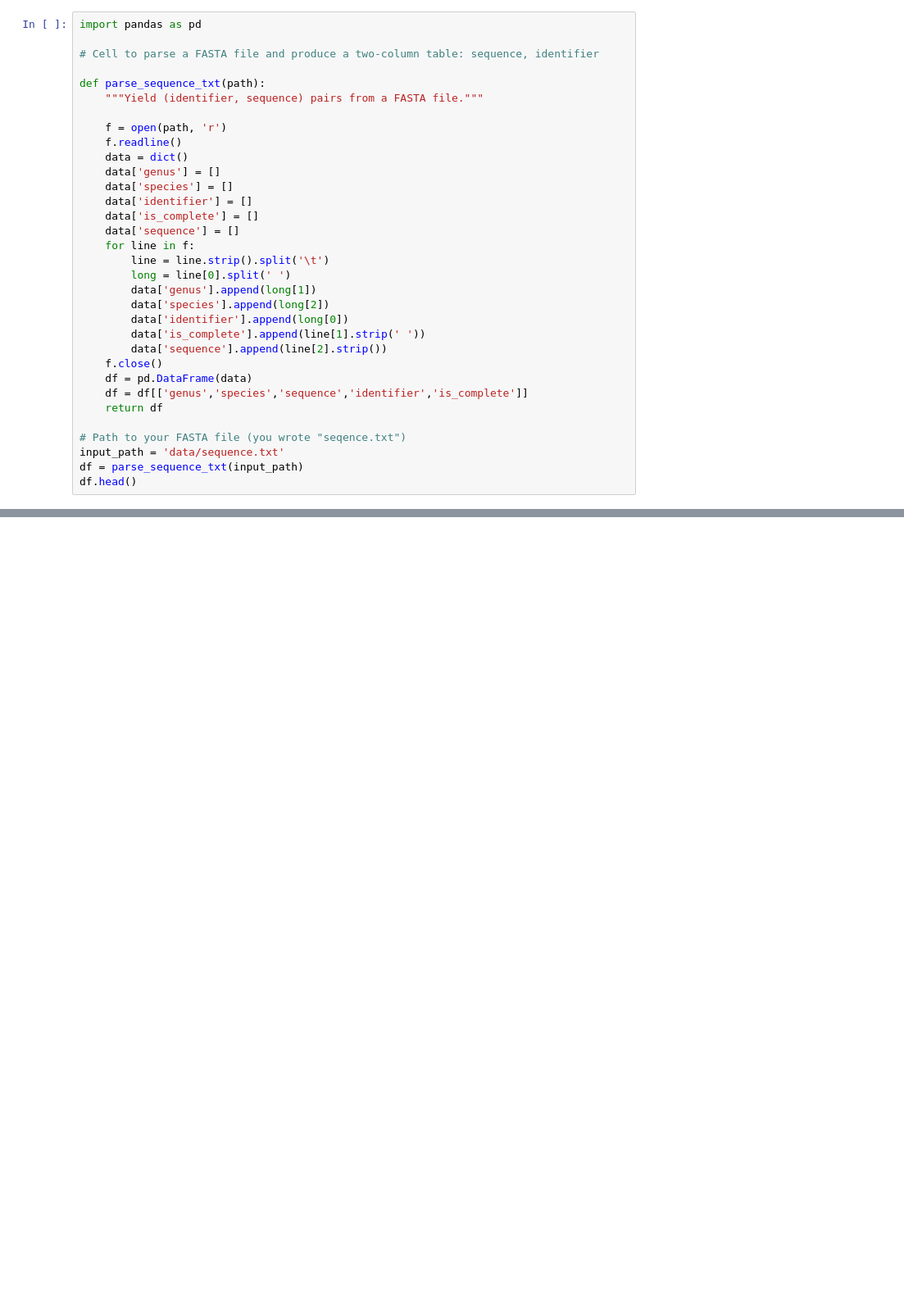
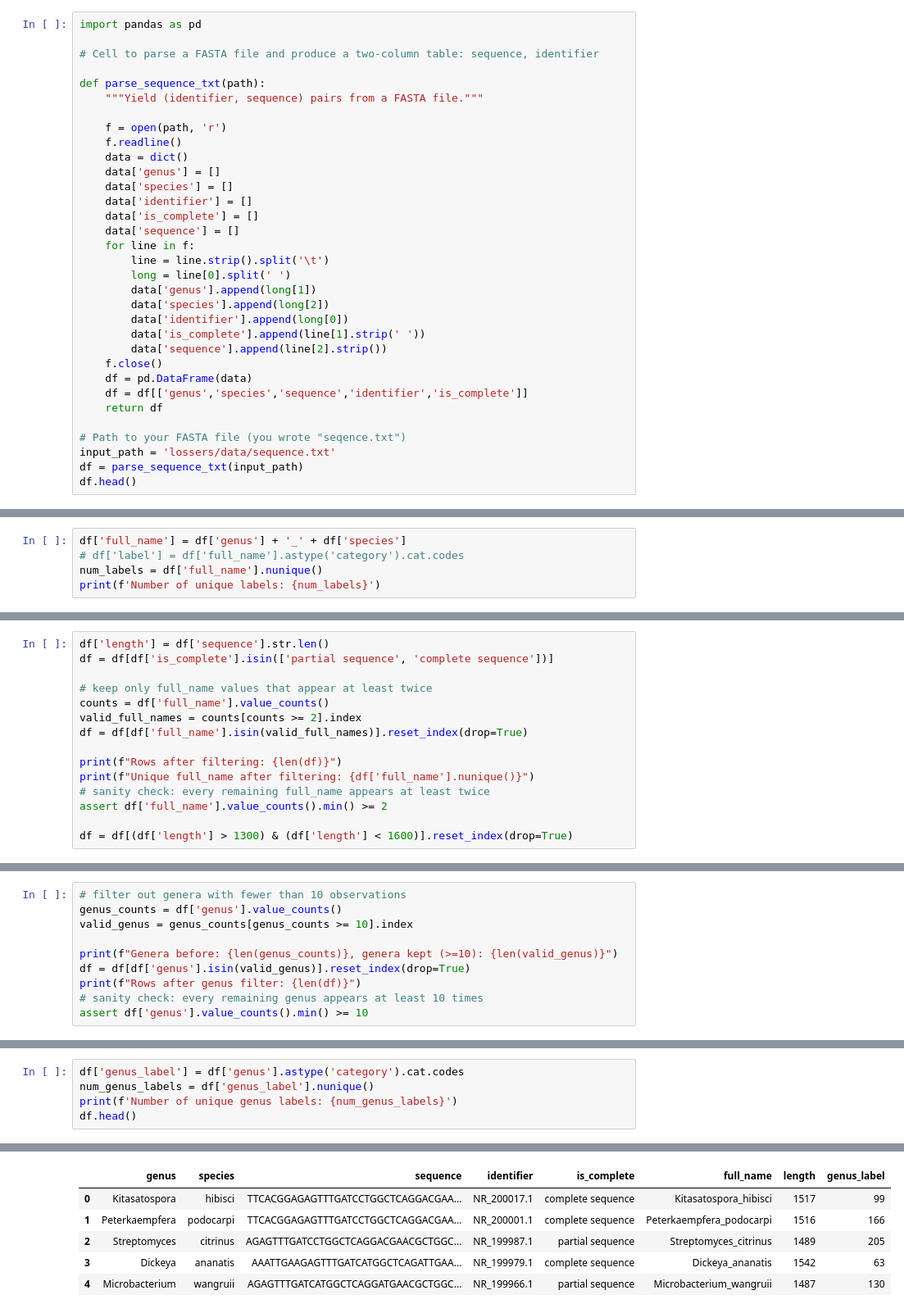
Before and after one commit to BioMatt/lossers, a Jupyter notebook: wide-data.ipynb, the cells around one changed output, grey strips where cells are left out. Shown: that part at 82% size. Cells and saved outputs as stored; diff of their text form; blank space fills up the shorter version.

```diff
--- a/wide-data.ipynb
+++ b/wide-data.ipynb
@@ -28,7 +28,7 @@ def parse_sequence_txt(path):
     return df
 
 # Path to your FASTA file (you wrote "seqence.txt")
-input_path = 'data/sequence.txt'
+input_path = 'lossers/data/sequence.txt'
 df = parse_sequence_txt(input_path)
 df.head()
 # %% [output]
@@ -38,3 +38,8 @@ df.head()
 | 2 | Roseovarius | maritimus | CAACTTGAGAGTTTGATCCTGGCTCAGAACGAA... | NR_200035.1 | complete sequence |
 | 3 | Roseovarius | roseus | CAACTTGAGAGTTTGATCCTGGCTCAGAACGAA... | NR_200034.1 | complete sequence |
 | 4 | Planosporangium | spinosum | TTGTTGGAGAGTTTGATCCTGGCTCAGGACGAA... | NR_200033.1 | complete sequence |
+# %%
+df['full_name'] = df['genus'] + '_' + df['species']
+# df['label'] = df['full_name'].astype('category').cat.codes
+num_labels = df['full_name'].nunique()
+print(f'Number of unique labels: {num_labels}')
@@ -40,0 +48,15 @@ df.head()
+# %%
+df['length'] = df['sequence'].str.len()
+df = df[df['is_complete'].isin(['partial sequence', 'complete sequence'])]
+
+# keep only full_name values that appear at least twice
+counts = df['full_name'].value_counts()
+valid_full_names = counts[counts >= 2].index
+df = df[df['full_name'].isin(valid_full_names)].reset_index(drop=True)
+
+print(f"Rows after filtering: {len(df)}")
+print(f"Unique full_name after filtering: {df['full_name'].nunique()}")
+# sanity check: every remaining full_name appears at least twice
+assert df['full_name'].value_counts().min() >= 2
+
+df = df[(df['length'] > 1300) & (df['length'] < 1600)].reset_index(drop=True)
@@ -40,0 +66,10 @@ df.head()
+# %%
+# filter out genera with fewer than 10 observations
+genus_counts = df['genus'].value_counts()
+valid_genus = genus_counts[genus_counts >= 10].index
+
+print(f"Genera before: {len(genus_counts)}, genera kept (>=10): {len(valid_genus)}")
+df = df[df['genus'].isin(valid_genus)].reset_index(drop=True)
+print(f"Rows after genus filter: {len(df)}")
+# sanity check: every remaining genus appears at least 10 times
+assert df['genus'].value_counts().min() >= 10
@@ -40,0 +79,6 @@ df.head()
+# %%
+df['genus_label'] = df['genus'].astype('category').cat.codes
+num_genus_labels = df['genus_label'].nunique()
+print(f'Number of unique genus labels: {num_genus_labels}')
+df.head()
+# %% [output]
@@ -40,0 +86,6 @@ df.head()
+|  | genus | species | sequence | identifier | is_complete | full_name | length | genus_label |
+| 0 | Kitasatospora | hibisci | TTCACGGAGAGTTTGATCCTGGCTCAGGACGAA... | NR_200017.1 | complete sequence | Kitasatospora_hibisci | 1517 | 99 |
+| 1 | Peterkaempfera | podocarpi | TTCACGGAGAGTTTGATCCTGGCTCAGGACGAA... | NR_200001.1 | complete sequence | Peterkaempfera_podocarpi | 1516 | 166 |
+| 2 | Streptomyces | citrinus | AGAGTTTGATCCTGGCTCAGGACGAACGCTGGC... | NR_199987.1 | partial sequence | Streptomyces_citrinus | 1489 | 205 |
+| 3 | Dickeya | ananatis | AAATTGAAGAGTTTGATCATGGCTCAGATTGAA... | NR_199979.1 | complete sequence | Dickeya_ananatis | 1542 | 63 |
+| 4 | Microbacterium | wangruii | AGAGTTTGATCATGGCTCAGGATGAACGCTGGC... | NR_199966.1 | partial sequence | Microbacterium_wangruii | 1487 | 130 |
```
Also changed, not shown: parts of 7 cells of this notebook, 1 other file.
